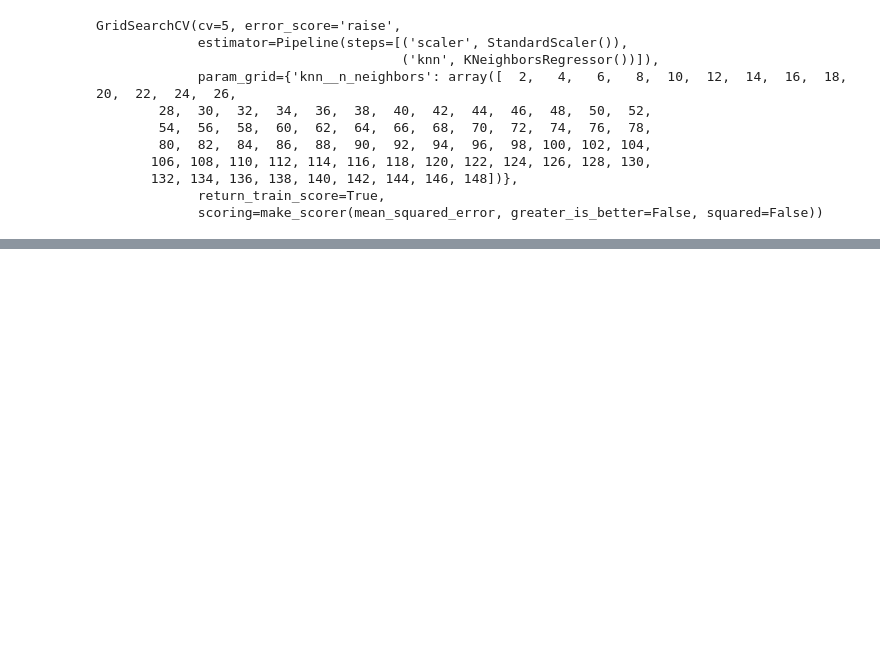
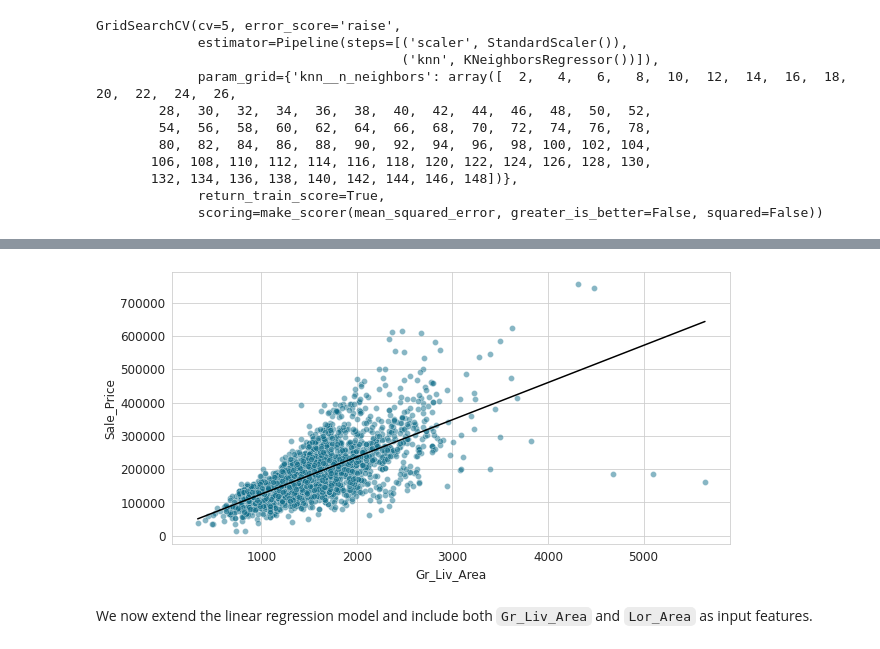
Before and after one commit to katrienantonio/hands-on-machine-learning-Python-module-1, a Jupyter notebook: notebooks/Hands_on_ML_with_Python_with_YourTurns_Module_1.ipynb, the cells around one changed output, grey strips where cells are left out. Cells and saved outputs as stored; diff of their text form; code cells hidden in the pictures; blank space fills up the shorter version.

```diff
--- a/notebooks/Hands_on_ML_with_Python_with_YourTurns_Module_1.ipynb
+++ b/notebooks/Hands_on_ML_with_Python_with_YourTurns_Module_1.ipynb
@@ -1334,0 +1471,2 @@ Pipeline(steps=[('scaler', StandardScaler()),
+# %%
+ames_python = pd.read_csv("https://katrienantonio.github.io/hands-on-machine-learning-R-module-1/data/ames_python.csv")
@@ -1334,0 +1546,2 @@ Pipeline(steps=[('scaler', StandardScaler()),
+# %%
+lin_model = smf.ols('Sale_Price ~ Gr_Liv_Area', data = ames_python).fit()
@@ -1334,0 +1587,2 @@ Pipeline(steps=[('scaler', StandardScaler()),
+# %%
+plot_data = pd.DataFrame({'Gr_Liv_Area':ames_python.Gr_Liv_Area, 'Sale_Price': ames_python.Sale_Price, 'fits': lin_model.fittedvalues})
@@ -1334,0 +1598,22 @@ Pipeline(steps=[('scaler', StandardScaler()),
+# %%
+KULbg = "#116E8A"
+import seaborn as sns
+# %%
+plt.figure(figsize = (10,5))
+sns.set_style("whitegrid")
+sns.scatterplot(
+    data = plot_data,
+    x = "Gr_Liv_Area",
+    y = "Sale_Price",
+    color = KULbg, alpha = 0.5)
+sns.lineplot(
+    data = plot_data,
+    x = "Gr_Liv_Area",
+    y = "fits",
+    color= "black"
+)
+plt.show()
+# %% [output]
+[figure, added]
+# %% [markdown]
+We now extend the linear regression model and include both `Gr_Liv_Area` and `Lor_Area` as input features.
```
Also changed, not shown: parts of 295 cells of this notebook, 2 other files.
